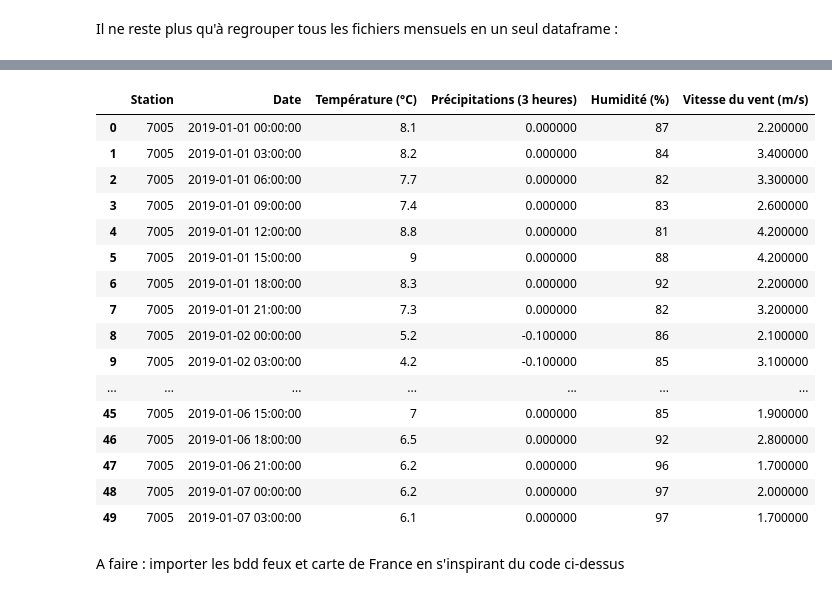
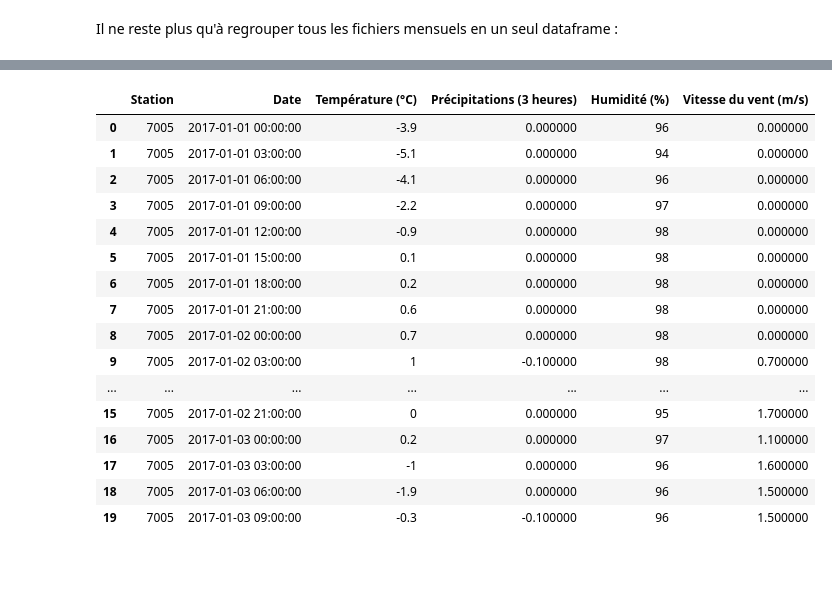
Before and after one commit to Theo-Clavel/feux_de_foret, a Jupyter notebook: main.ipynb, the cells around one changed output, grey strips where cells are left out. Drawn from its saved outputs; the diff is of its cells as text; code cells hidden in the pictures; blank space fills up the shorter version.

```diff
--- a/main.ipynb
+++ b/main.ipynb
@@ -112,7 +112,7 @@ Il ne reste plus qu'à regrouper tous les fichiers mensuels en un seul dataframe
 # %%
 df_meteo = pd.DataFrame()
 
-for k in range(2019,2020):
+for k in range(2017,2019):
     for i in range(1,13):
         df_meteo = pd.concat([df_meteo, cleaned_csv(k,i)], ignore_index = True)
 
@@ -134,22 +134,20 @@ df_meteo
 # %%
-df_meteo.head(50)
+df_meteo.head(20)
 # %% [output]
 |  | Station | Date | Température (°C) | Précipitations (3 heures) | Humidité (%) | Vitesse du vent (m/s) |
-| 0 | 7005 | 2019-01-01 00:00:00 | 8.1 | 0.000000 | 87 | 2.200000 |
-| 1 | 7005 | 2019-01-01 03:00:00 | 8.2 | 0.000000 | 84 | 3.400000 |
-| 2 | 7005 | 2019-01-01 06:00:00 | 7.7 | 0.000000 | 82 | 3.300000 |
-| 3 | 7005 | 2019-01-01 09:00:00 | 7.4 | 0.000000 | 83 | 2.600000 |
-| 4 | 7005 | 2019-01-01 12:00:00 | 8.8 | 0.000000 | 81 | 4.200000 |
-| 5 | 7005 | 2019-01-01 15:00:00 | 9 | 0.000000 | 88 | 4.200000 |
-| 6 | 7005 | 2019-01-01 18:00:00 | 8.3 | 0.000000 | 92 | 2.200000 |
-| 7 | 7005 | 2019-01-01 21:00:00 | 7.3 | 0.000000 | 82 | 3.200000 |
-| 8 | 7005 | 2019-01-02 00:00:00 | 5.2 | -0.100000 | 86 | 2.100000 |
-| 9 | 7005 | 2019-01-02 03:00:00 | 4.2 | -0.100000 | 85 | 3.100000 |
+| 0 | 7005 | 2017-01-01 00:00:00 | -3.9 | 0.000000 | 96 | 0.000000 |
+| 1 | 7005 | 2017-01-01 03:00:00 | -5.1 | 0.000000 | 94 | 0.000000 |
+| 2 | 7005 | 2017-01-01 06:00:00 | -4.1 | 0.000000 | 96 | 0.000000 |
+| 3 | 7005 | 2017-01-01 09:00:00 | -2.2 | 0.000000 | 97 | 0.000000 |
+| 4 | 7005 | 2017-01-01 12:00:00 | -0.9 | 0.000000 | 98 | 0.000000 |
+| 5 | 7005 | 2017-01-01 15:00:00 | 0.1 | 0.000000 | 98 | 0.000000 |
+| 6 | 7005 | 2017-01-01 18:00:00 | 0.2 | 0.000000 | 98 | 0.000000 |
+| 7 | 7005 | 2017-01-01 21:00:00 | 0.6 | 0.000000 | 98 | 0.000000 |
+| 8 | 7005 | 2017-01-02 00:00:00 | 0.7 | 0.000000 | 98 | 0.000000 |
+| 9 | 7005 | 2017-01-02 03:00:00 | 1 | -0.100000 | 98 | 0.700000 |
 | ... | ... | ... | ... | ... | ... | ... |
-| 45 | 7005 | 2019-01-06 15:00:00 | 7 | 0.000000 | 85 | 1.900000 |
-| 46 | 7005 | 2019-01-06 18:00:00 | 6.5 | 0.000000 | 92 | 2.800000 |
-| 47 | 7005 | 2019-01-06 21:00:00 | 6.2 | 0.000000 | 96 | 1.700000 |
-| 48 | 7005 | 2019-01-07 00:00:00 | 6.2 | 0.000000 | 97 | 2.000000 |
-| 49 | 7005 | 2019-01-07 03:00:00 | 6.1 | 0.000000 | 97 | 1.700000 |
+| 15 | 7005 | 2017-01-02 21:00:00 | 0 | 0.000000 | 95 | 1.700000 |
+| 16 | 7005 | 2017-01-03 00:00:00 | 0.2 | 0.000000 | 97 | 1.100000 |
+| 17 | 7005 | 2017-01-03 03:00:00 | -1 | 0.000000 | 96 | 1.600000 |
+| 18 | 7005 | 2017-01-03 06:00:00 | -1.9 | 0.000000 | 96 | 1.500000 |
+| 19 | 7005 | 2017-01-03 09:00:00 | -0.3 | -0.100000 | 96 | 1.500000 |
-# %% [markdown]
-A faire : importer les bdd feux et carte de France en s'inspirant du code ci-dessus
```
Also changed, not shown: parts of 2 cells of this notebook, 1 other file.
